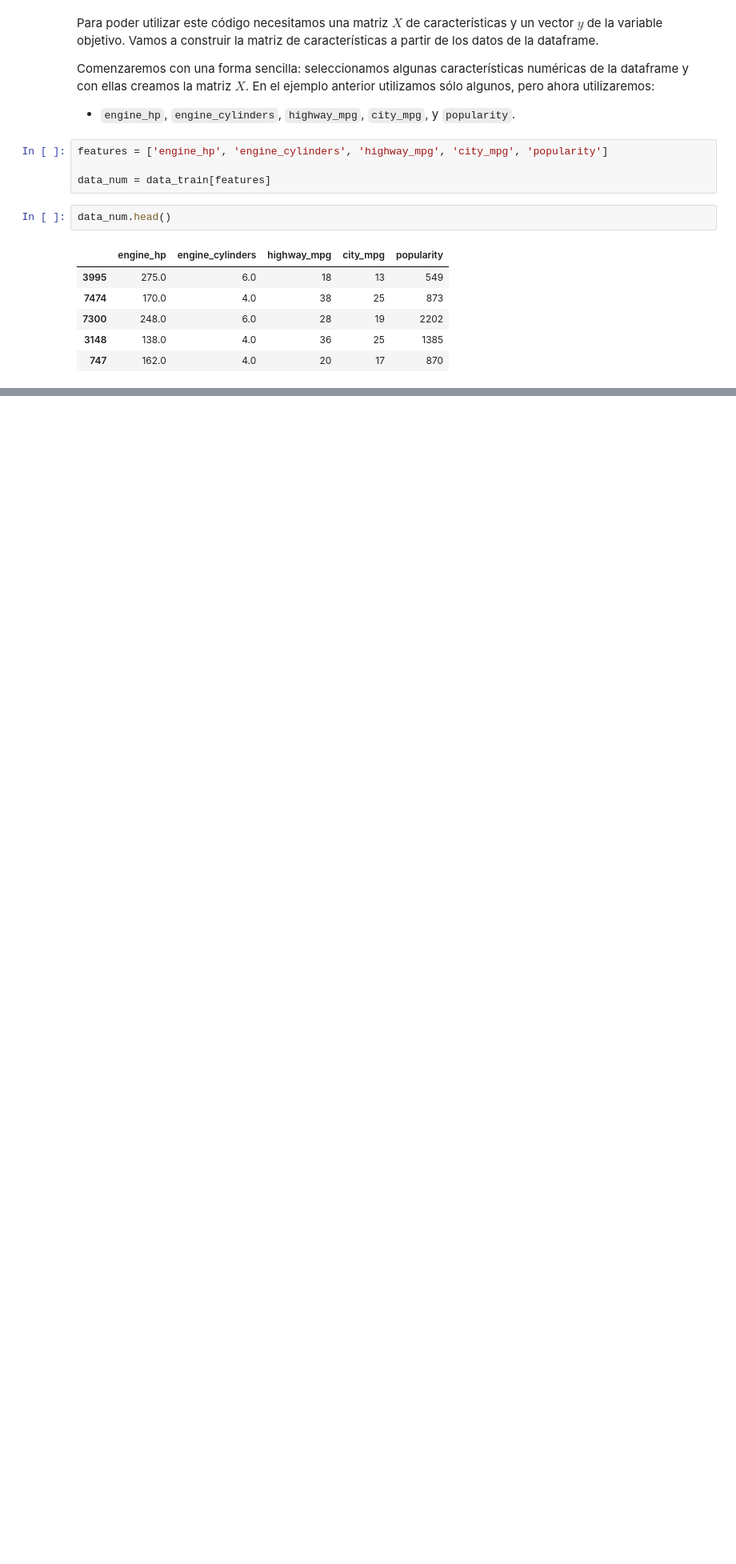
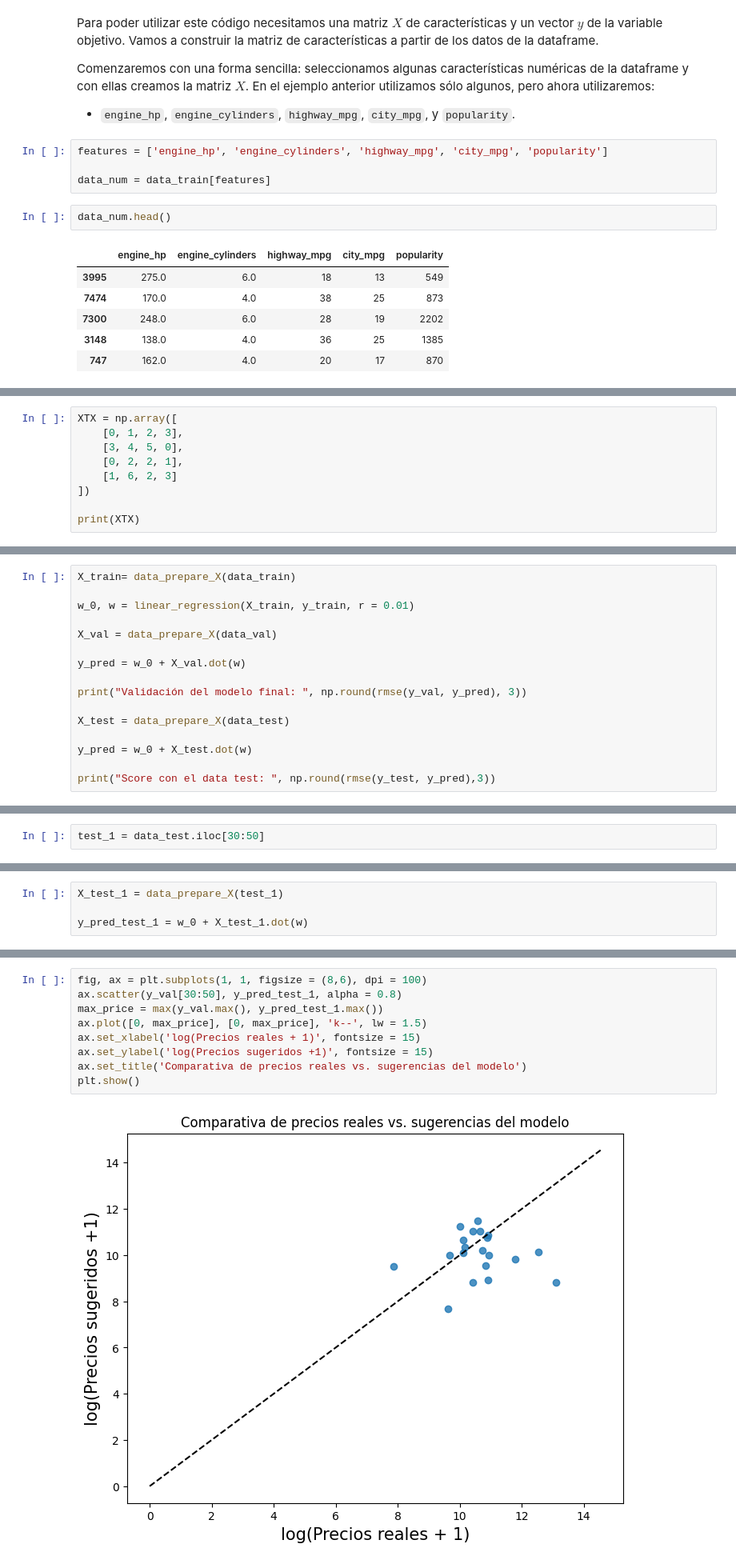
Before and after one commit to FranzValerio/Predicci-n-Precios, a Jupyter notebook: car-prices-prediction.ipynb, the cells around one changed output, grey strips where cells are left out. Shown at 80% size. Saved outputs shown, nothing was run; the diff lists cells and outputs as text; blank space fills up the shorter version.

```diff
--- a/car-prices-prediction.ipynb
+++ b/car-prices-prediction.ipynb
@@ -365,0 +950,9 @@ Recordemos que algunas de estas columnas contienen valores nulos.
+# %%
+XTX = np.array([
+    [0, 1, 2, 3],
+    [3, 4, 5, 0],
+    [0, 2, 2, 1],
+    [1, 6, 2, 3]
+])
+
+print(XTX)
@@ -365,0 +1066,16 @@ Recordemos que algunas de estas columnas contienen valores nulos.
+# %%
+X_train= data_prepare_X(data_train)
+
+w_0, w = linear_regression(X_train, y_train, r = 0.01)
+
+X_val = data_prepare_X(data_val)
+
+y_pred = w_0 + X_val.dot(w)
+
+print("Validación del modelo final: ", np.round(rmse(y_val, y_pred), 3))
+
+X_test = data_prepare_X(data_test)
+
+y_pred = w_0 + X_test.dot(w)
+
+print("Score con el data test: ", np.round(rmse(y_test, y_pred),3))
@@ -365,0 +1091,2 @@ Recordemos que algunas de estas columnas contienen valores nulos.
+# %%
+test_1 = data_test.iloc[30:50]
@@ -365,0 +1095,4 @@ Recordemos que algunas de estas columnas contienen valores nulos.
+# %%
+X_test_1 = data_prepare_X(test_1)
+
+y_pred_test_1 = w_0 + X_test_1.dot(w)
@@ -365,0 +1101,11 @@ Recordemos que algunas de estas columnas contienen valores nulos.
+# %%
+fig, ax = plt.subplots(1, 1, figsize = (8,6), dpi = 100)
+ax.scatter(y_val[30:50], y_pred_test_1, alpha = 0.8)
+max_price = max(y_val.max(), y_pred_test_1.max())
+ax.plot([0, max_price], [0, max_price], 'k--', lw = 1.5)
+ax.set_xlabel('log(Precios reales + 1)', fontsize = 15)
+ax.set_ylabel('log(Precios sugeridos +1)', fontsize = 15)
+ax.set_title('Comparativa de precios reales vs. sugerencias del modelo')
+plt.show()
+# %% [output]
+[figure, added]
```
Also changed, not shown: parts of 95 cells of this notebook, 2 other files.
